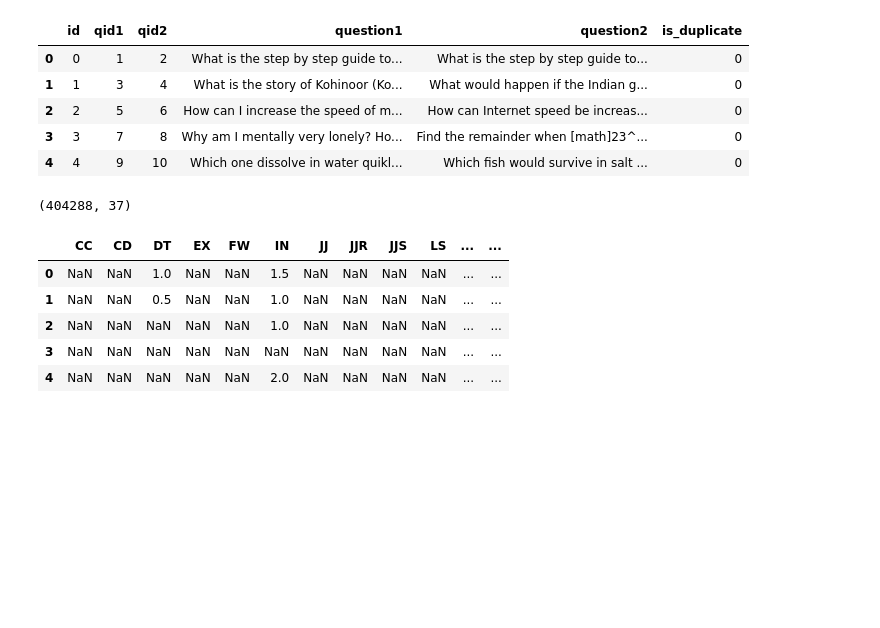
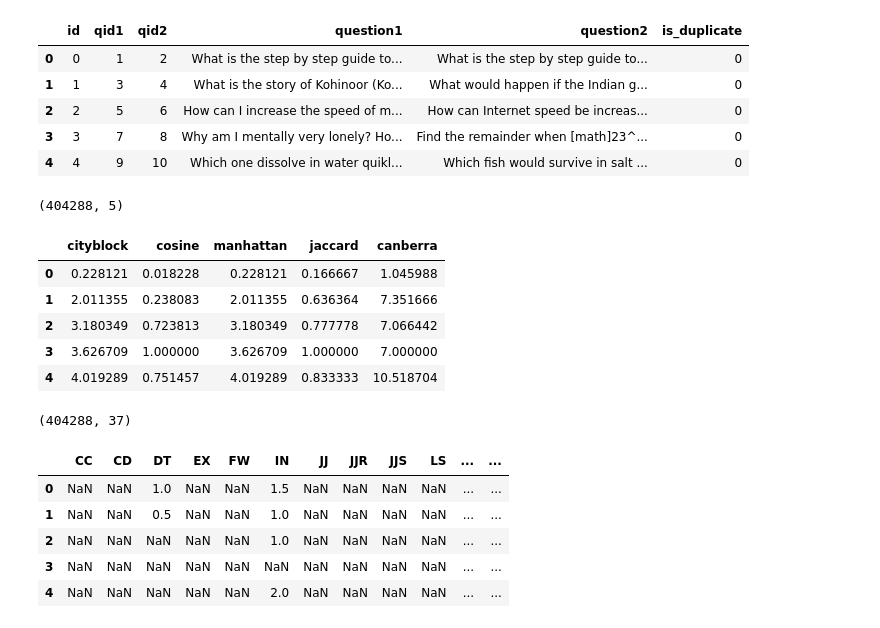
Before and after one commit to nlyf/quora, a Jupyter notebook: notebooks/features_part_one.ipynb, the cells around one changed output. Drawn from its saved outputs; the diff is of its cells as text; code cells hidden in the pictures; blank space fills up the shorter version.

```diff
--- a/notebooks/features_part_one.ipynb
+++ b/notebooks/features_part_one.ipynb
@@ -8,6 +8,18 @@ df_learn.head()
 | 2 | 2 | 5 | 6 | How can I increase the speed of m... | How can Internet speed be increas... | 0 |
 | 3 | 3 | 7 | 8 | Why am I mentally very lonely? Ho... | Find the remainder when [math]23^... | 0 |
 | 4 | 4 | 9 | 10 | Which one dissolve in water quikl... | Which fish would survive in salt ... | 0 |
+# %%
+df_distances = pd.read_csv('../data/learn_distances.csv',index_col=0)
+print(df_distances.shape)
+df_distances.head()
+# %% [output]
+(404288, 5)
+|  | cityblock | cosine | manhattan | jaccard | canberra |
+| 0 | 0.228121 | 0.018228 | 0.228121 | 0.166667 | 1.045988 |
+| 1 | 2.011355 | 0.238083 | 2.011355 | 0.636364 | 7.351666 |
+| 2 | 3.180349 | 0.723813 | 3.180349 | 0.777778 | 7.066442 |
+| 3 | 3.626709 | 1.000000 | 3.626709 | 1.000000 | 7.000000 |
+| 4 | 4.019289 | 0.751457 | 4.019289 | 0.833333 | 10.518704 |
 # %%
 df = pd.read_csv("../data/features/features_part_one.csv",index_col=0)
 print(df.shape)
```
Also changed, not shown: parts of 9 cells of this notebook.
